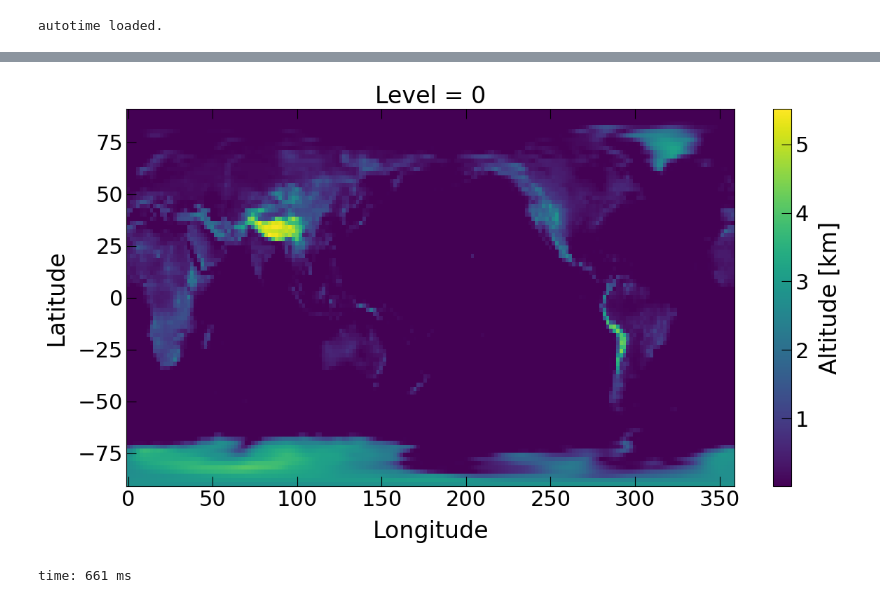
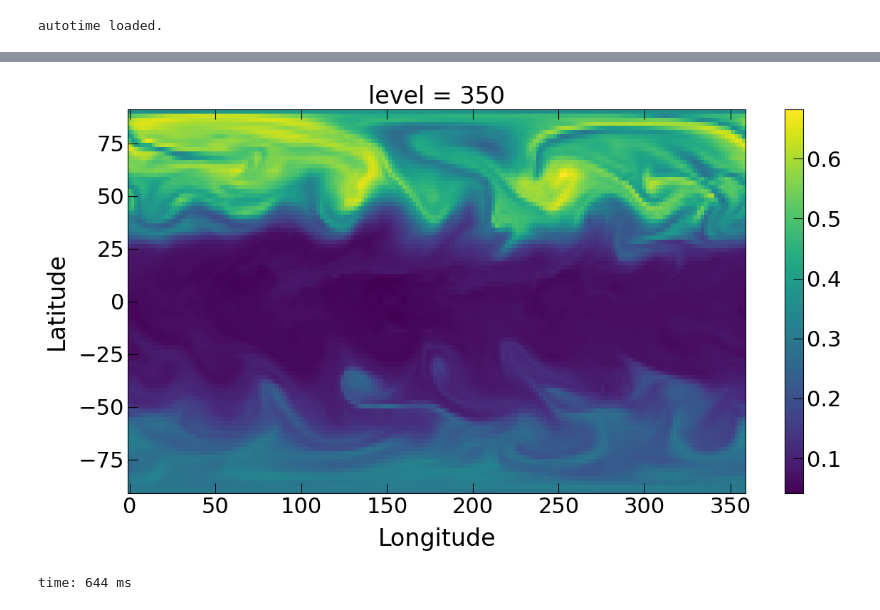
Before and after one commit to pankajkarman/reprobus, a Jupyter notebook: repro.ipynb, the cells around one changed output, grey strips where cells are left out. Cells and saved outputs as stored; diff of their text form; code cells hidden in the pictures.

Commit message:
create python class for reading reprobus data

```diff
--- a/repro.ipynb
+++ b/repro.ipynb
@@ -3,7 +4,3 @@ from init import *
 from repro import readfile
 # %% [output]
 autotime loaded.
-# %%
-nlev = 60
-fname = '/home/pankaj/phd/code/ model/model/reprobus/try1/MODEL_history_2019050112_001410'
-pj1, uj1, vj1, alt, tj1, qj1, hc = readfile(fname, nlev, 44, 14)
@@ -48,0 +86,4 @@ time: 273 ms
+# %%
+bus = Reprobus('/home/pankaj/phd/code/model/model/reprobus/try1/MODEL_history_2019050112_001410')
+isoz = bus.interpolate_to_theta(bus.ozone)
+isoz
@@ -49,8 +109,8 @@ time: 273 ms
 # %%
 fig, ax = plt.subplots(1, 1, figsize=(14, 7))
-alt[:, :, -1].T.plot(ax=ax)
+isoz[:, :, 10].T.plot(ax=ax)
 plt.savefig('altitude_reprobus.png', bbox_inches='tight')
 plt.show()
 # %% [output]
-[figure, old version]
+[figure, new version]
-time: 661 ms
+time: 644 ms
```
Also changed, not shown: parts of 4 cells of this notebook, 3 other files.
